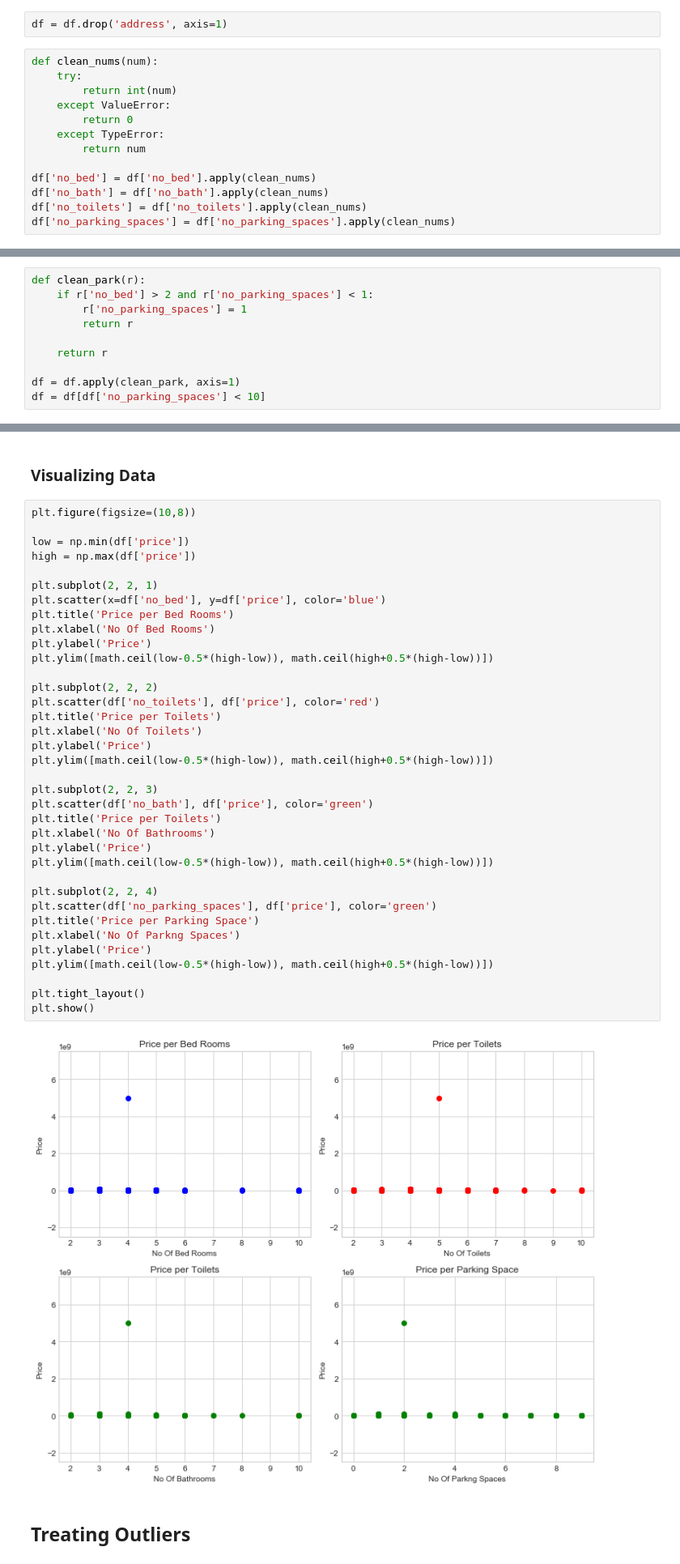
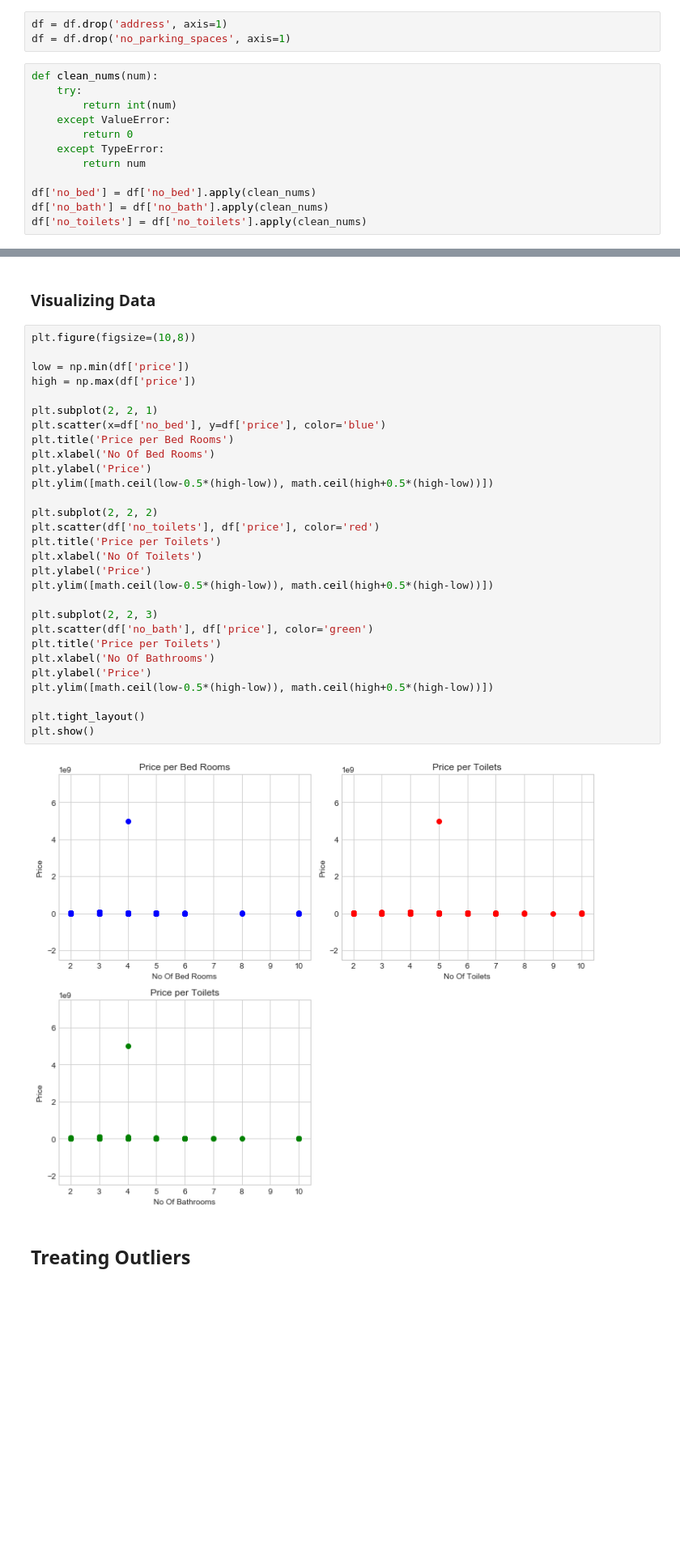
Before and after one commit to victorlenerd/lagos_housing, a Jupyter notebook: lagos_housing.ipynb, the cells around one changed output, grey strips where cells are left out. Shown at 81% size. Saved outputs shown, nothing was run; the diff lists cells and outputs as text; blank space fills up the shorter version.

```diff
--- a/lagos_housing.ipynb
+++ b/lagos_housing.ipynb
@@ -58,6 +57,7 @@ df.describe()
 | max | 7.539378 | 400106.000000 | 12345.000000 | 5.000000e+09 |
 # %%
 df = df.drop('address', axis=1)
+df = df.drop('no_parking_spaces', axis=1)
 # %%
 def clean_nums(num):
     try:
@@ -70,7 +70,6 @@ def clean_nums(num):
 df['no_bed'] = df['no_bed'].apply(clean_nums)
 df['no_bath'] = df['no_bath'].apply(clean_nums)
 df['no_toilets'] = df['no_toilets'].apply(clean_nums)
-df['no_parking_spaces'] = df['no_parking_spaces'].apply(clean_nums)
 # %%
 df = df[df['no_bed'] > 1]
 df = df[df['no_bed'] < 11]
@@ -80,16 +79,6 @@ df = df[df['no_bath'] < 11]
 
 df = df[df['no_toilets'] > 1]
 df = df[df['no_toilets'] < 11]
-# %%
-def clean_park(r):
-    if r['no_bed'] > 2 and r['no_parking_spaces'] < 1:
-        r['no_parking_spaces'] = 1
-        return r
-
-    return r
-
-df = df.apply(clean_park, axis=1)
-df = df[df['no_parking_spaces'] < 10]
 # %%
 df = df[np.isfinite(df['price'])]
 # %%
@@ -112,41 +101,34 @@ df.describe()
 # %%
 plt.figure(figsize=(10,8))
 
 low = np.min(df['price'])
 high = np.max(df['price'])
 
 plt.subplot(2, 2, 1)
 plt.scatter(x=df['no_bed'], y=df['price'], color='blue')
 plt.title('Price per Bed Rooms')
 plt.xlabel('No Of Bed Rooms')
 plt.ylabel('Price')
 plt.ylim([math.ceil(low-0.5*(high-low)), math.ceil(high+0.5*(high-low))])
 
 plt.subplot(2, 2, 2)
 plt.scatter(df['no_toilets'], df['price'], color='red')
 plt.title('Price per Toilets')
 plt.xlabel('No Of Toilets')
 plt.ylabel('Price')
 plt.ylim([math.ceil(low-0.5*(high-low)), math.ceil(high+0.5*(high-low))])
 
 plt.subplot(2, 2, 3)
 plt.scatter(df['no_bath'], df['price'], color='green')
 plt.title('Price per Toilets')
 plt.xlabel('No Of Bathrooms')
 plt.ylabel('Price')
 plt.ylim([math.ceil(low-0.5*(high-low)), math.ceil(high+0.5*(high-low))])
 
-plt.subplot(2, 2, 4)
-plt.scatter(df['no_parking_spaces'], df['price'], color='green')
-plt.title('Price per Parking Space')
-plt.xlabel('No Of Parkng Spaces')
-plt.ylabel('Price')
-plt.ylim([math.ceil(low-0.5*(high-low)), math.ceil(high+0.5*(high-low))])
-
 plt.tight_layout()
 plt.show()
 # %% [output]
-[figure, old version]
+[figure, new version]
 # %% [markdown]
 ## Treating Outliers
 # %%
```
Also changed, not shown: parts of 18 cells of this notebook.
